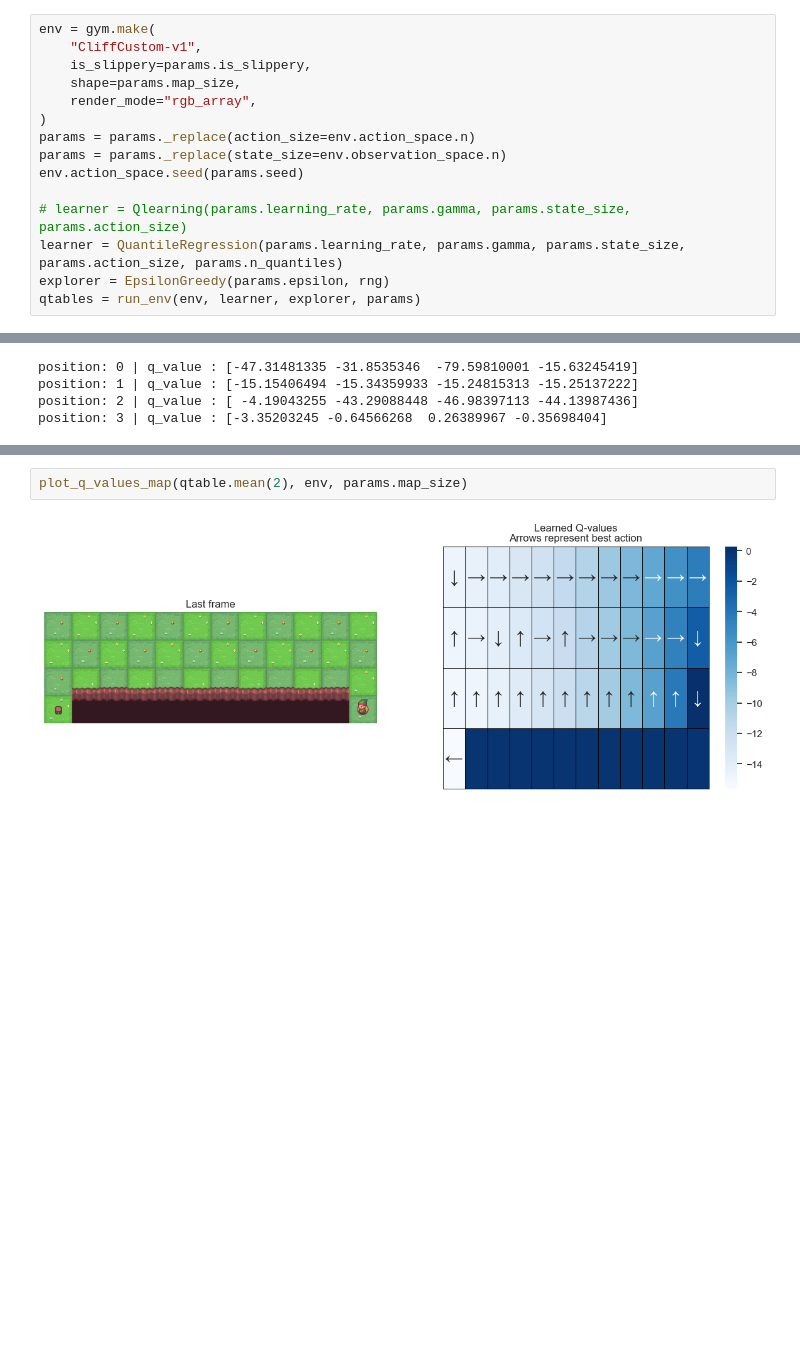
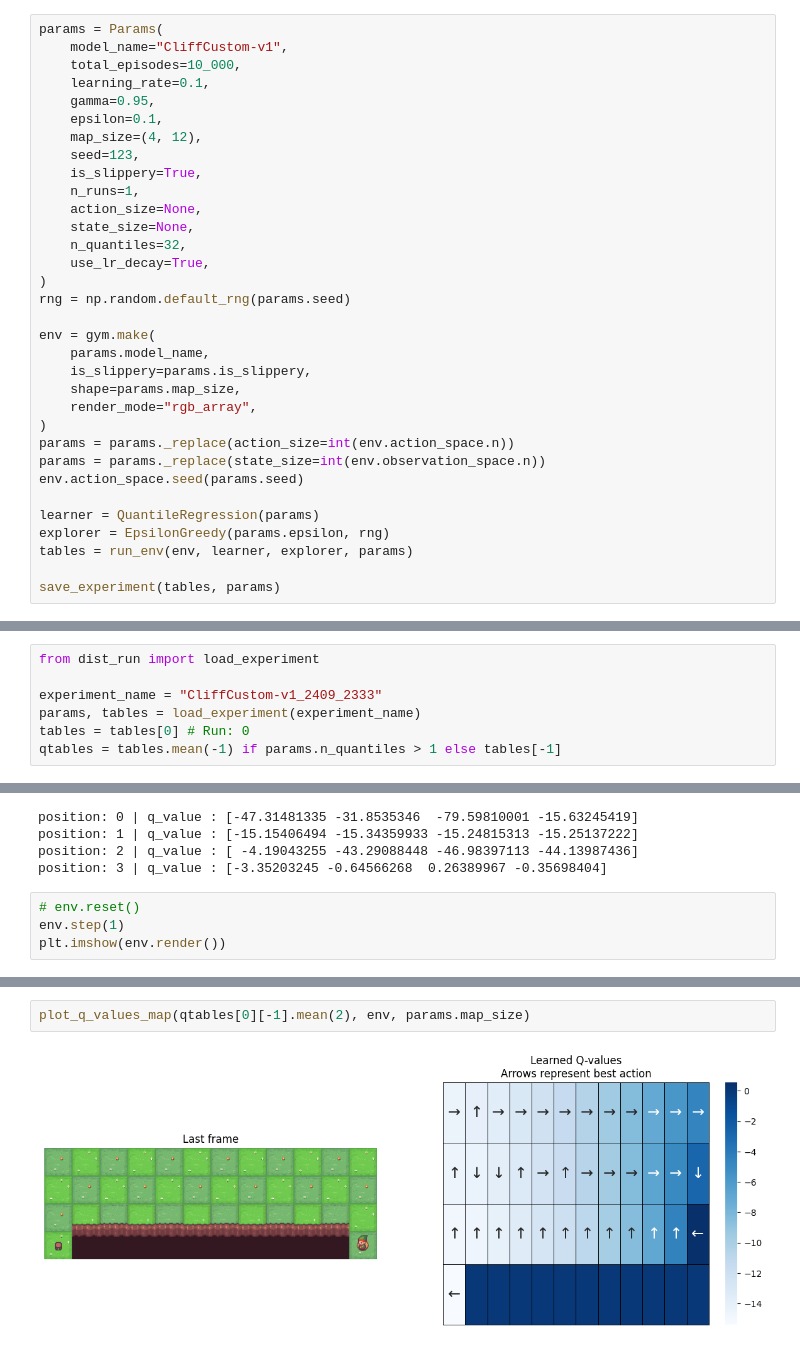
Before and after one commit to AlecHero/QuantileRegressionProject, a Jupyter notebook: tabular qr.ipynb, the cells around one changed output, grey strips where cells are left out. Cells and saved outputs as stored; diff of their text form; blank space fills up the shorter version.

Commit message:
added new plots and saving experiments

```diff
--- a/tabular qr.ipynb
+++ b/tabular qr.ipynb
@@ -39,15 +10,33 @@ rng = np.random.default_rng(params.seed)
 # %%
+params = Params(
+    model_name="CliffCustom-v1",
+    total_episodes=10_000,
+    learning_rate=0.1,
+    gamma=0.95,
+    epsilon=0.1,
+    map_size=(4, 12),
+    seed=123,
+    is_slippery=True,
+    n_runs=1,
+    action_size=None,
+    state_size=None,
+    n_quantiles=32,
+    use_lr_decay=True,
+)
+rng = np.random.default_rng(params.seed)
+
 env = gym.make(
-    "CliffCustom-v1",
+    params.model_name,
     is_slippery=params.is_slippery,
     shape=params.map_size,
     render_mode="rgb_array",
 )
-params = params._replace(action_size=env.action_space.n)
-params = params._replace(state_size=env.observation_space.n)
+params = params._replace(action_size=int(env.action_space.n))
+params = params._replace(state_size=int(env.observation_space.n))
 env.action_space.seed(params.seed)
 
-# learner = Qlearning(params.learning_rate, params.gamma, params.state_size, params.action_size)
-learner = QuantileRegression(params.learning_rate, params.gamma, params.state_size, params.action_size, params.n_quantiles)
+learner = QuantileRegression(params)
 explorer = EpsilonGreedy(params.epsilon, rng)
-qtables = run_env(env, learner, explorer, params)
+tables = run_env(env, learner, explorer, params)
+
+save_experiment(tables, params)
@@ -138,3 +45,10 @@ pygame.quit()
+# %%
+from dist_run import load_experiment
+
+experiment_name = "CliffCustom-v1_2409_2333"
+params, tables = load_experiment(experiment_name)
+tables = tables[0] # Run: 0
+qtables = tables.mean(-1) if params.n_quantiles > 1 else tables[-1]
 # %%
 import numpy as np
 import matplotlib.pyplot as plt
@@ -173,3 +126,7 @@ position: 0 | q_value : [-47.31481335 -31.8535346  -79.59810001 -15.63245419]
 position: 1 | q_value : [-15.15406494 -15.34359933 -15.24815313 -15.25137222]
 position: 2 | q_value : [ -4.19043255 -43.29088448 -46.98397113 -44.13987436]
 position: 3 | q_value : [-3.35203245 -0.64566268  0.26389967 -0.35698404]
+# %%
+# env.reset()
+env.step(1)
+plt.imshow(env.render())
@@ -176,4 +136,4 @@ position: 3 | q_value : [-3.35203245 -0.64566268  0.26389967 -0.35698404]
 # %%
-plot_q_values_map(qtable.mean(2), env, params.map_size)
+plot_q_values_map(qtables[0][-1].mean(2), env, params.map_size)
 # %% [output]
-[figure, old version]
+[figure, new version]
```
Also changed, not shown: parts of 10 cells of this notebook, 11 other files.
